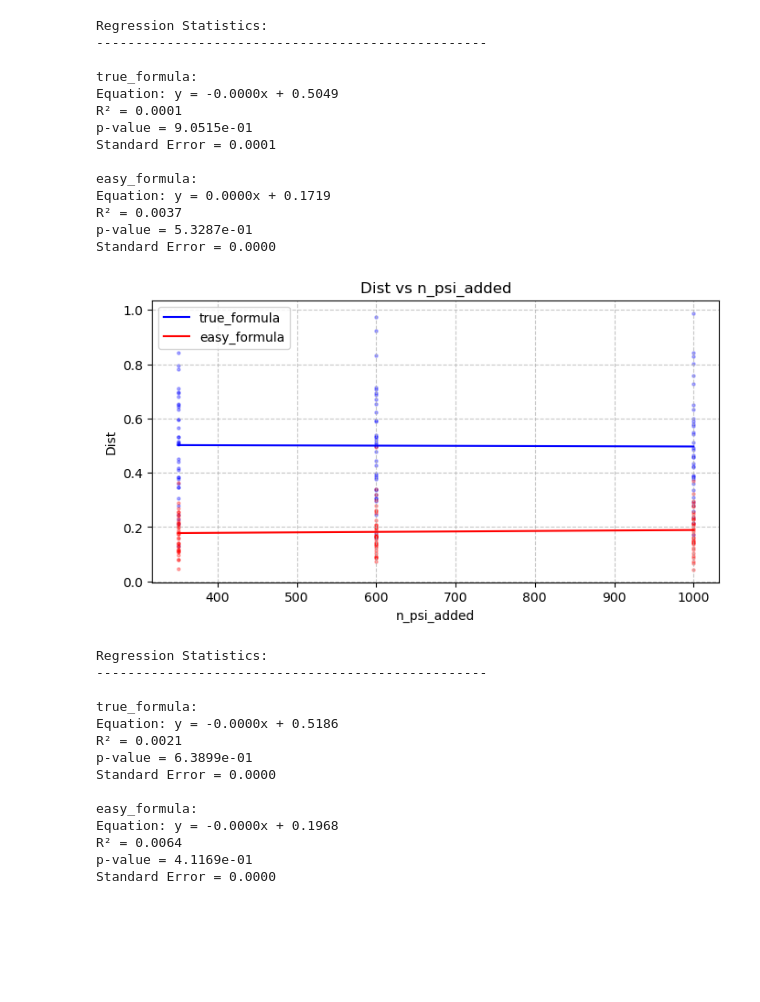
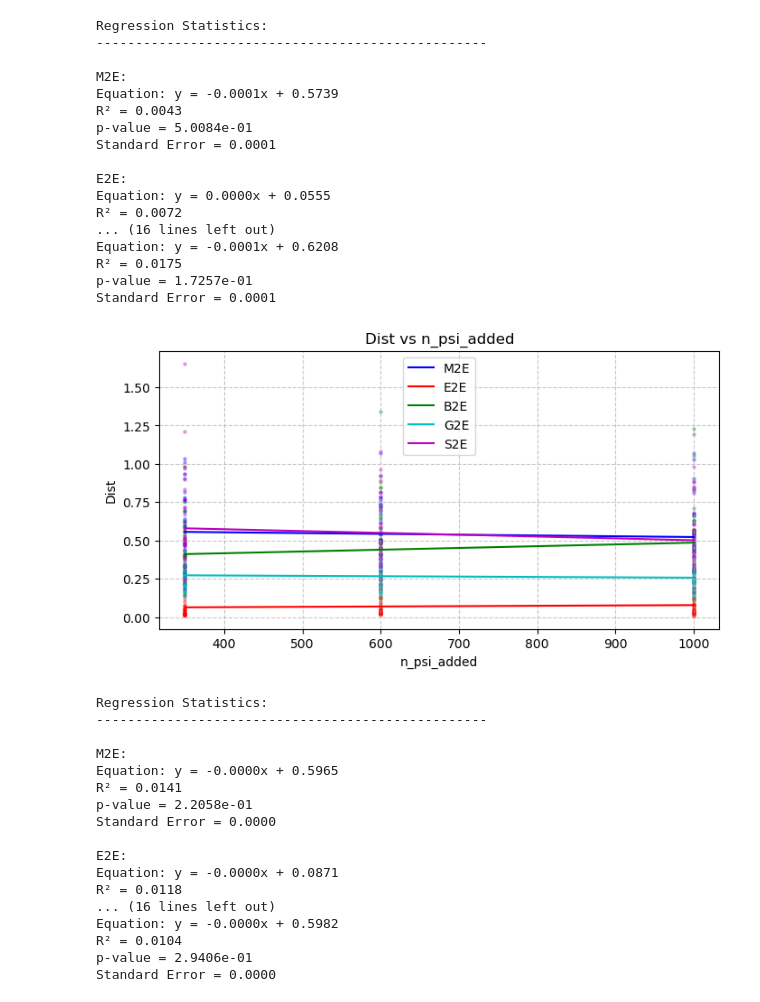
Before and after one commit to Gianmarco-Sarnelli/STL_explainability, a Jupyter notebook: Results_new.ipynb, the cells around one changed output. Cells and saved outputs as stored; diff of their text form; code cells hidden in the pictures; blank space fills up the shorter version.

Commit message:
new tests without untill

```diff
--- a/Results_new.ipynb
+++ b/Results_new.ipynb
@@ -136,43 +241,49 @@ std_error = 0.04067210313866632
 # %%
 #['n_psi_added', 'n_traj', 'local_std', 'n_traj_points', 'Dist', 'Cos_Dist', 'Dist_rho', 'Norm_glob', 'Norm_loc', 'Norm_imp', 'Pinv_error', 'Sum_weights', 'Sum_squared_weights', 'Elapsed_time', 'Process_mem']
 
-test_names = ["true_formula", "easy_formula"]
+test_names = ["M2E", "E2E", "B2E", "G2E", "S2E"]
 y_column = "Dist"
 table_name = "results"
 params = ["n_psi_added", "n_traj", "local_std", "n_traj_points"]
 
 z_column = None#"n_traj_points"
 focus = None#[33, 55]
 
 for x_column in params:
     plot_database_columns(test_names, x_column, y_column, table_name, z_column=z_column, focus=focus)
 # %% [output]
 Regression Statistics:
 --------------------------------------------------
 
-true_formula:
-Equation: y = -0.0000x + 0.5049
-R² = 0.0001
-p-value = 9.0515e-01
+M2E:
+Equation: y = -0.0001x + 0.5739
+R² = 0.0043
+p-value = 5.0084e-01
 Standard Error = 0.0001
 
-easy_formula:
-Equation: y = 0.0000x + 0.1719
-R² = 0.0037
-p-value = 5.3287e-01
-Standard Error = 0.0000
+E2E:
+Equation: y = 0.0000x + 0.0555
+R² = 0.0072
+... (16 lines left out)
+Equation: y = -0.0001x + 0.6208
+R² = 0.0175
+p-value = 1.7257e-01
+Standard Error = 0.0001
-[figure, old version]
+[figure, new version]
 Regression Statistics:
 --------------------------------------------------
 
-true_formula:
-Equation: y = -0.0000x + 0.5186
-R² = 0.0021
-p-value = 6.3899e-01
+M2E:
+Equation: y = -0.0000x + 0.5965
+R² = 0.0141
+p-value = 2.2058e-01
 Standard Error = 0.0000
 
-easy_formula:
-Equation: y = -0.0000x + 0.1968
-R² = 0.0064
-p-value = 4.1169e-01
+E2E:
+Equation: y = -0.0000x + 0.0871
+R² = 0.0118
+... (16 lines left out)
+Equation: y = -0.0000x + 0.5982
+R² = 0.0104
+p-value = 2.9406e-01
 Standard Error = 0.0000
```
Also changed, not shown: parts of 6 cells of this notebook, 12 other files.
